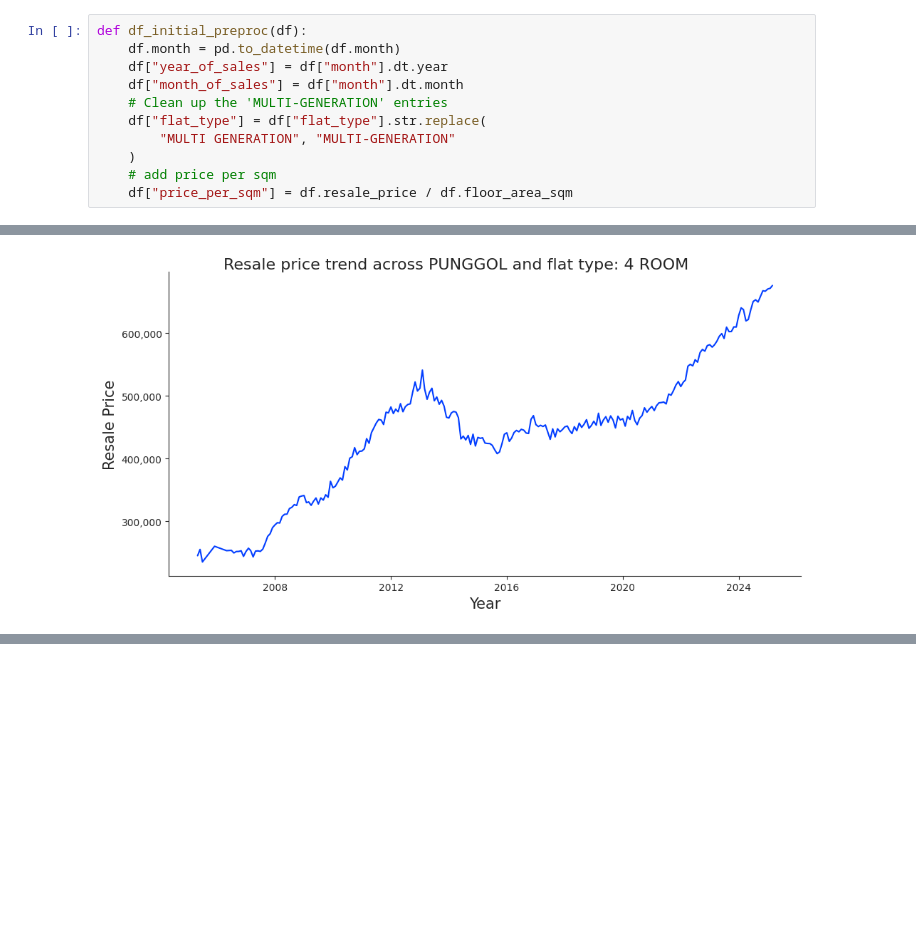
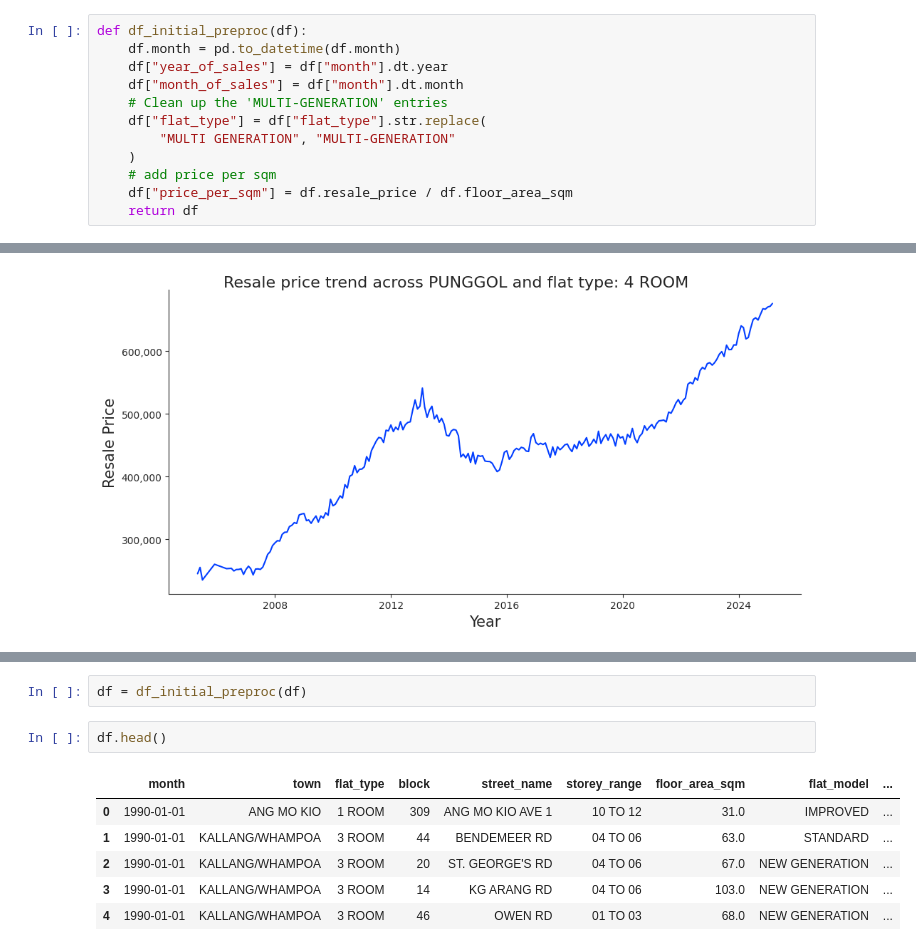
Before and after one commit to BlueSpirit1993/hdb_resale_chat_bot, a Jupyter notebook: notebooks/Boon_Kee/BK-hdb-chart.ipynb, the cells around one changed output, grey strips where cells are left out. Drawn from its saved outputs; the diff is of its cells as text; blank space fills up the shorter version.

```diff
--- a/notebooks/Boon_Kee/BK-hdb-chart.ipynb
+++ b/notebooks/Boon_Kee/BK-hdb-chart.ipynb
@@ -29,6 +29,7 @@ def df_initial_preproc(df):
     )
     # add price per sqm
     df["price_per_sqm"] = df.resale_price / df.floor_area_sqm
+    return df
 # %% [markdown]
 # Price Per Square meter
 # %%
@@ -423,0 +422,11 @@ NameError: name 'g' is not defined
+# %%
+df = df_initial_preproc(df)
+# %%
+df.head()
+# %% [output]
+|  | month | town | flat_type | block | street_name | storey_range | floor_area_sqm | flat_model | ... |
+| 0 | 1990-01-01 | ANG MO KIO | 1 ROOM | 309 | ANG MO KIO AVE 1 | 10 TO 12 | 31.0 | IMPROVED | ... |
+| 1 | 1990-01-01 | KALLANG/WHAMPOA | 3 ROOM | 44 | BENDEMEER RD | 04 TO 06 | 63.0 | STANDARD | ... |
+| 2 | 1990-01-01 | KALLANG/WHAMPOA | 3 ROOM | 20 | ST. GEORGE'S RD | 04 TO 06 | 67.0 | NEW GENERATION | ... |
+| 3 | 1990-01-01 | KALLANG/WHAMPOA | 3 ROOM | 14 | KG ARANG RD | 04 TO 06 | 103.0 | NEW GENERATION | ... |
+| 4 | 1990-01-01 | KALLANG/WHAMPOA | 3 ROOM | 46 | OWEN RD | 01 TO 03 | 68.0 | NEW GENERATION | ... |
```
Also changed, not shown: parts of 4 cells of this notebook, 3 other files.
